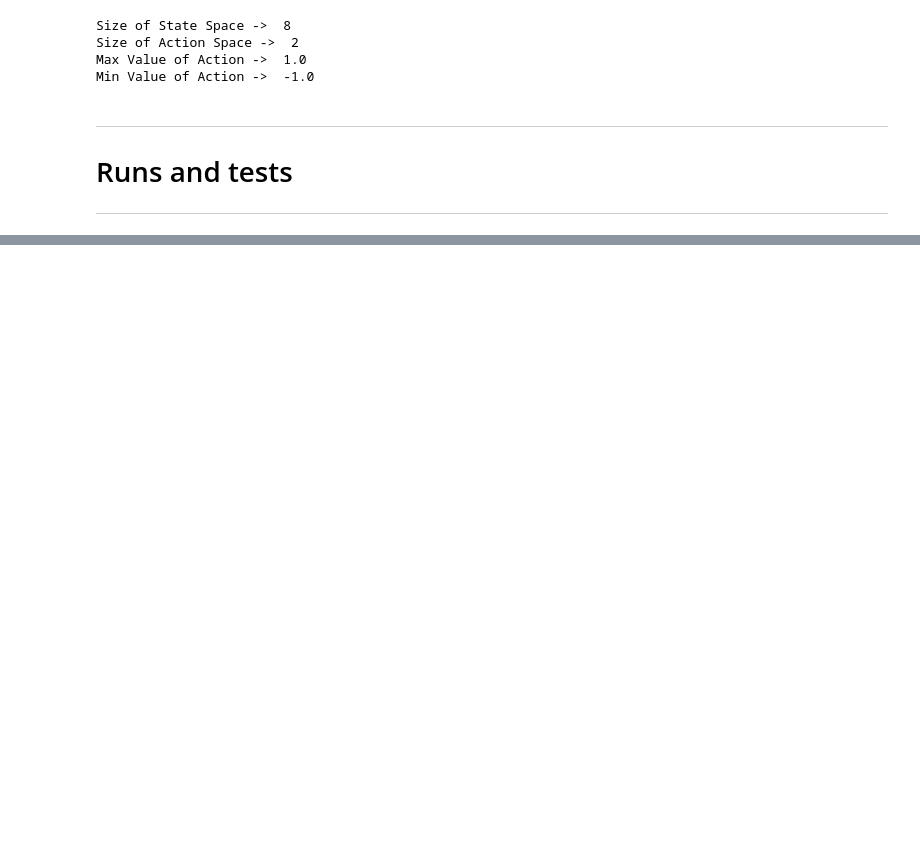
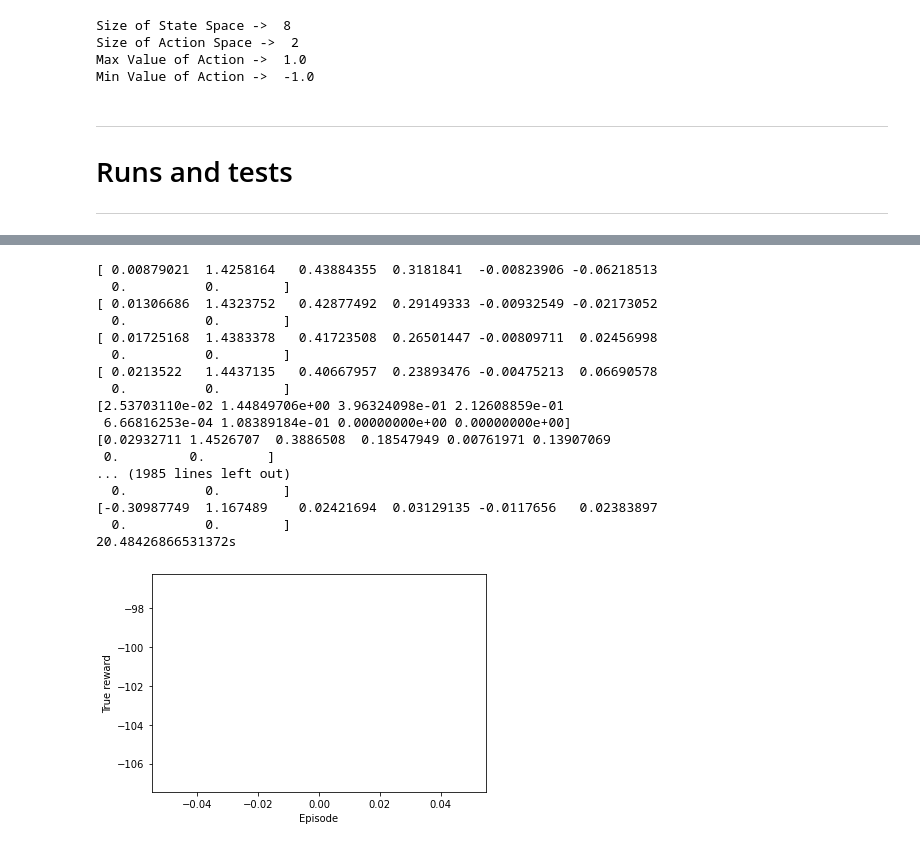
Before and after one commit to mnbvmnbv2/Lunar-Lander, a Jupyter notebook: Lunar.ipynb, the cells around one changed output, grey strips where cells are left out. Drawn from its saved outputs; the diff is of its cells as text; code cells hidden in the pictures; blank space fills up the shorter version.

```diff
--- a/Lunar.ipynb
+++ b/Lunar.ipynb
@@ -444,0 +464,21 @@ test(render=True)
+# %%
+test(render=True, total_episodes=1)
+# %% [output]
+[ 0.00879021  1.4258164   0.43884355  0.3181841  -0.00823906 -0.06218513
+  0.          0.        ]
+[ 0.01306686  1.4323752   0.42877492  0.29149333 -0.00932549 -0.02173052
+  0.          0.        ]
+[ 0.01725168  1.4383378   0.41723508  0.26501447 -0.00809711  0.02456998
+  0.          0.        ]
+[ 0.0213522   1.4437135   0.40667957  0.23893476 -0.00475213  0.06690578
+  0.          0.        ]
+[2.53703110e-02 1.44849706e+00 3.96324098e-01 2.12608859e-01
+ 6.66816253e-04 1.08389184e-01 0.00000000e+00 0.00000000e+00]
+[0.02932711 1.4526707  0.3886508  0.18547949 0.00761971 0.13907069
+ 0.         0.        ]
+... (1985 lines left out)
+  0.          0.        ]
+[-0.30987749  1.167489    0.02421694  0.03129135 -0.0117656   0.02383897
+  0.          0.        ]
+20.48426866531372s
+[figure, added]
```
Also changed, not shown: parts of 6 cells of this notebook.
